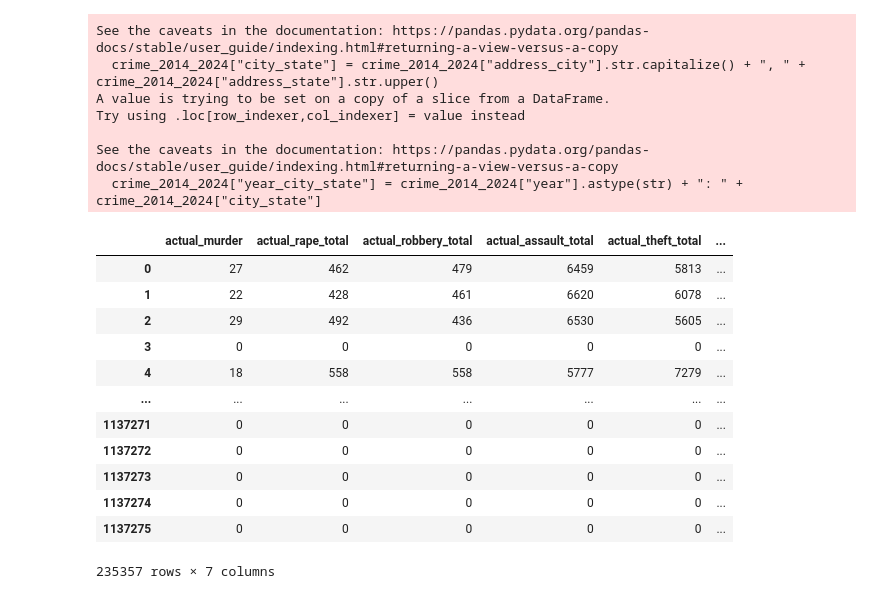
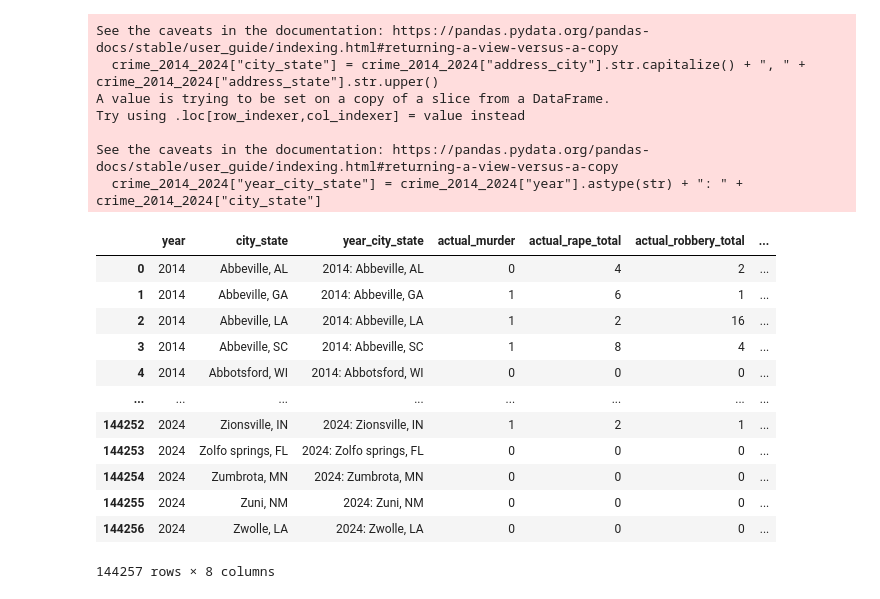
Before and after one commit to ZacharyKim/IS477-project, a Jupyter notebook: data_cleaning.ipynb, the cells around one changed output. Cells and saved outputs as stored; diff of their text form; code cells hidden in the pictures.

```diff
--- a/data_cleaning.ipynb
+++ b/data_cleaning.ipynb
@@ -390,19 +376,20 @@ Try using .loc[row_indexer,col_indexer] = value instead
 See the caveats in the documentation: https://pandas.pydata.org/pandas-docs/stable/user_guide/indexing.html#returning-a-view-versus-a-copy
   crime_2014_2024["year_city_state"] = crime_2014_2024["year"].astype(str) + ": " + crime_2014_2024["city_state"]
 # %%
-crime_2014_2024_clean = crime_2014_2024[["actual_murder", "actual_rape_total", "actual_robbery_total", "actual_assault_total", "actual_theft_total", "year", "year_city_state"]].copy()
-crime_2014_2024_clean
+crime_2014_2024_1 = crime_2014_2024[["year", "city_state", "year_city_state", "actual_murder", "actual_rape_total", "actual_robbery_total", "actual_assault_total", "actual_theft_total"]].copy()
+crime_clean = crime_2014_2024_1.groupby(["year", "city_state", "year_city_state"]).agg("sum").reset_index()
+crime_clean
 # %% [output]
-|  | actual_murder | actual_rape_total | actual_robbery_total | actual_assault_total | actual_theft_total | ... |
-| 0 | 27 | 462 | 479 | 6459 | 5813 | ... |
-| 1 | 22 | 428 | 461 | 6620 | 6078 | ... |
-| 2 | 29 | 492 | 436 | 6530 | 5605 | ... |
-| 3 | 0 | 0 | 0 | 0 | 0 | ... |
-| 4 | 18 | 558 | 558 | 5777 | 7279 | ... |
-| ... | ... | ... | ... | ... | ... | ... |
-| 1137271 | 0 | 0 | 0 | 0 | 0 | ... |
-| 1137272 | 0 | 0 | 0 | 0 | 0 | ... |
-| 1137273 | 0 | 0 | 0 | 0 | 0 | ... |
-| 1137274 | 0 | 0 | 0 | 0 | 0 | ... |
-| 1137275 | 0 | 0 | 0 | 0 | 0 | ... |
+|  | year | city_state | year_city_state | actual_murder | actual_rape_total | actual_robbery_total | ... |
+| 0 | 2014 | Abbeville, AL | 2014: Abbeville, AL | 0 | 4 | 2 | ... |
+| 1 | 2014 | Abbeville, GA | 2014: Abbeville, GA | 1 | 6 | 1 | ... |
+| 2 | 2014 | Abbeville, LA | 2014: Abbeville, LA | 1 | 2 | 16 | ... |
+| 3 | 2014 | Abbeville, SC | 2014: Abbeville, SC | 1 | 8 | 4 | ... |
+| 4 | 2014 | Abbotsford, WI | 2014: Abbotsford, WI | 0 | 0 | 0 | ... |
+| ... | ... | ... | ... | ... | ... | ... | ... |
+| 144252 | 2024 | Zionsville, IN | 2024: Zionsville, IN | 1 | 2 | 1 | ... |
+| 144253 | 2024 | Zolfo springs, FL | 2024: Zolfo springs, FL | 0 | 0 | 0 | ... |
+| 144254 | 2024 | Zumbrota, MN | 2024: Zumbrota, MN | 0 | 0 | 0 | ... |
+| 144255 | 2024 | Zuni, NM | 2024: Zuni, NM | 0 | 0 | 0 | ... |
+| 144256 | 2024 | Zwolle, LA | 2024: Zwolle, LA | 0 | 0 | 0 | ... |
-235357 rows × 7 columns
+144257 rows × 8 columns
```
Also changed, not shown: parts of 25 cells of this notebook.
